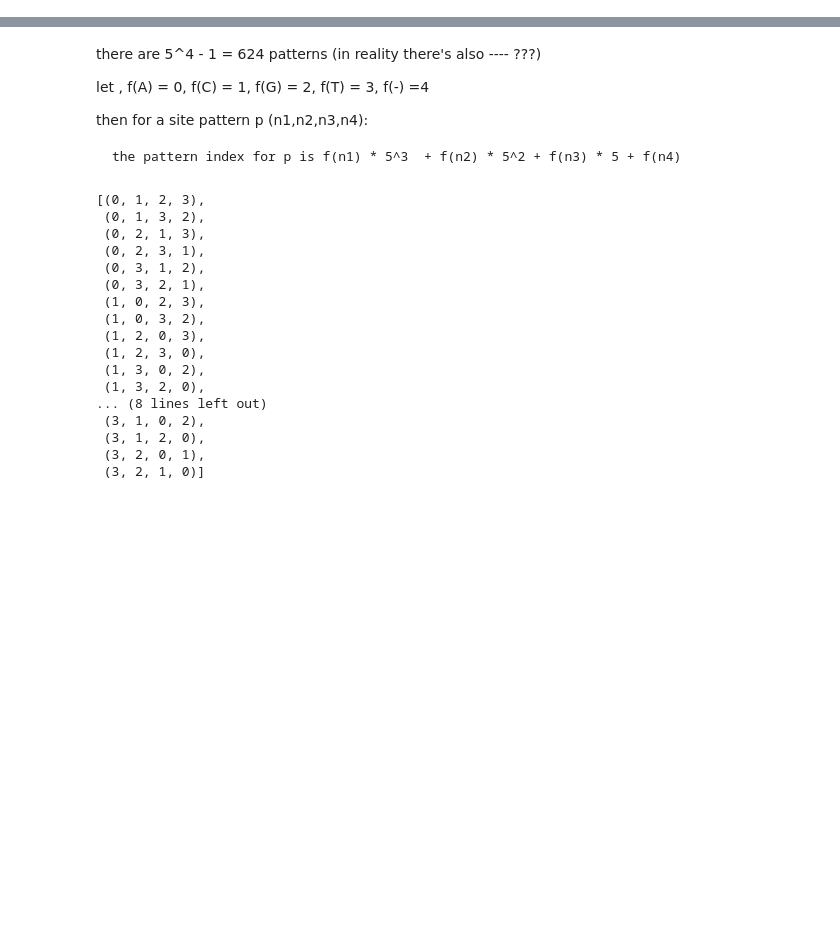
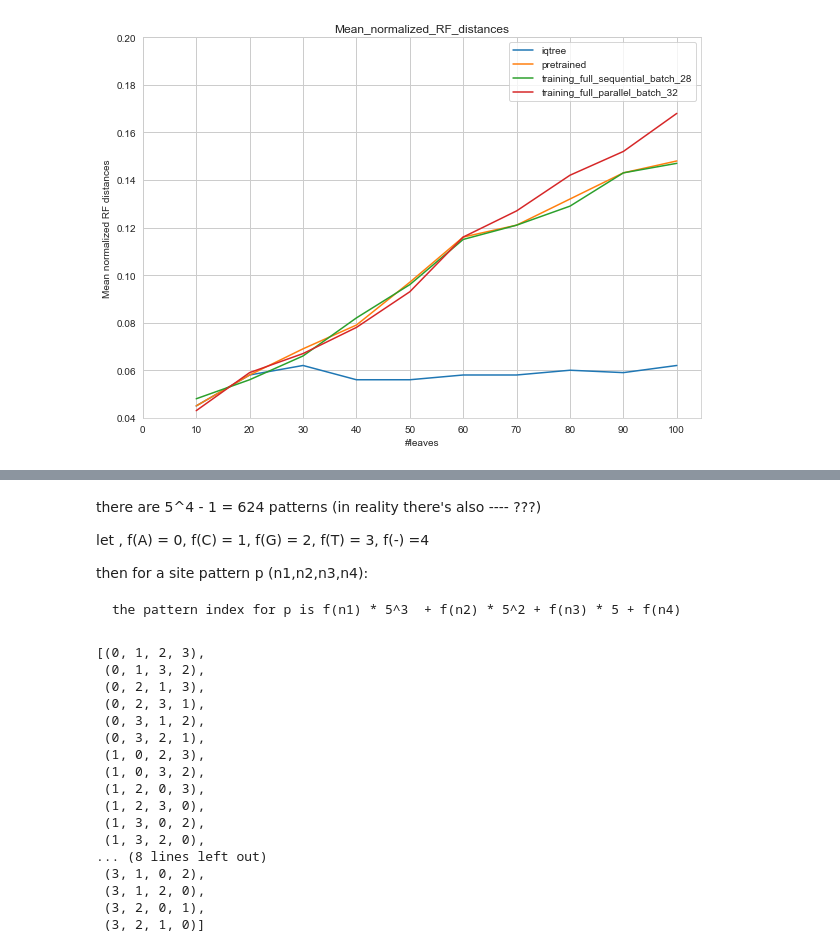
Before and after one commit to trongnhanuit/Phyloformer, a Jupyter notebook: phyloformer/data/analysis/plots.ipynb, the cells around one changed output, grey strips where cells are left out. Saved outputs shown, nothing was run; the diff lists cells and outputs as text; code cells hidden in the pictures; blank space fills up the shorter version.

```diff
--- a/phyloformer/data/analysis/plots.ipynb
+++ b/phyloformer/data/analysis/plots.ipynb
@@ -25,3 +80,30 @@ for batch_size in [4,12]:
+# %%
+names = ["iqtree", "pretrained", "training_full_sequential_batch_28", "training_full_parallel_batch_32"]
+num_leave_categories = 10
+plt.figure(figsize=(10,7))
+ax = plt.subplot()
+
+for name in names:
+    mean_RF_distances = []
+    with open('../{0}/console_evaluate.log'.format(name)) as file:
+        for line in file:
+            RF_distance = float(line.rstrip().replace('Mean normalized Robinson-Foulds distance between true and predicted trees: ', ''))
+            mean_RF_distances.append(RF_distance)
+    if (len(mean_RF_distances) != num_leave_categories):
+        print('Error: mean_RF_distances {}!'.format(len(mean_RF_distances)))
+    plt.plot(mean_RF_distances,label = name)
+plt.legend()
+plt.title('Mean_normalized_RF_distances')
+plt.xlabel('#leaves')
+#ax.set_ylim(0.05,0.4)
+#ax.set_xlim(0,num_epochs)
+ax.set_ylim(0.04,0.2)
+plt.xticks(np.arange(-1,10),np.arange(0, 110, 10))
+plt.ylabel('Mean normalized RF distances')
+plt.grid(linewidth = 1)
+plt.savefig('Mean_normalized_RF_distances.png',dpi=400)
+# %% [output]
+[figure, added]
 # %%
 import pickle
 import numpy as np
```
Also changed, not shown: parts of 4 cells of this notebook, 4 other files.
